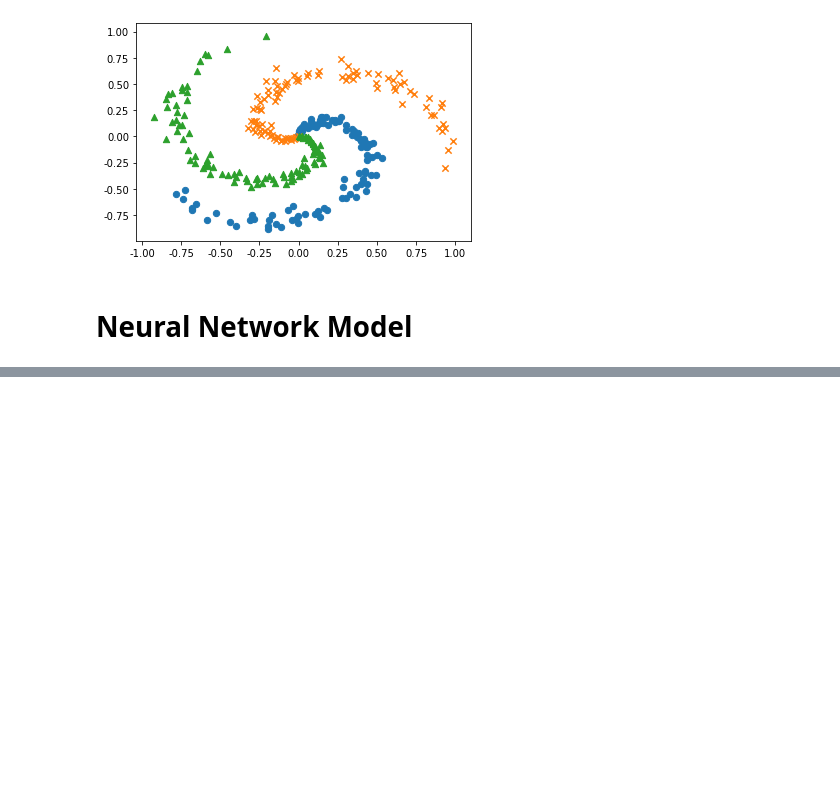
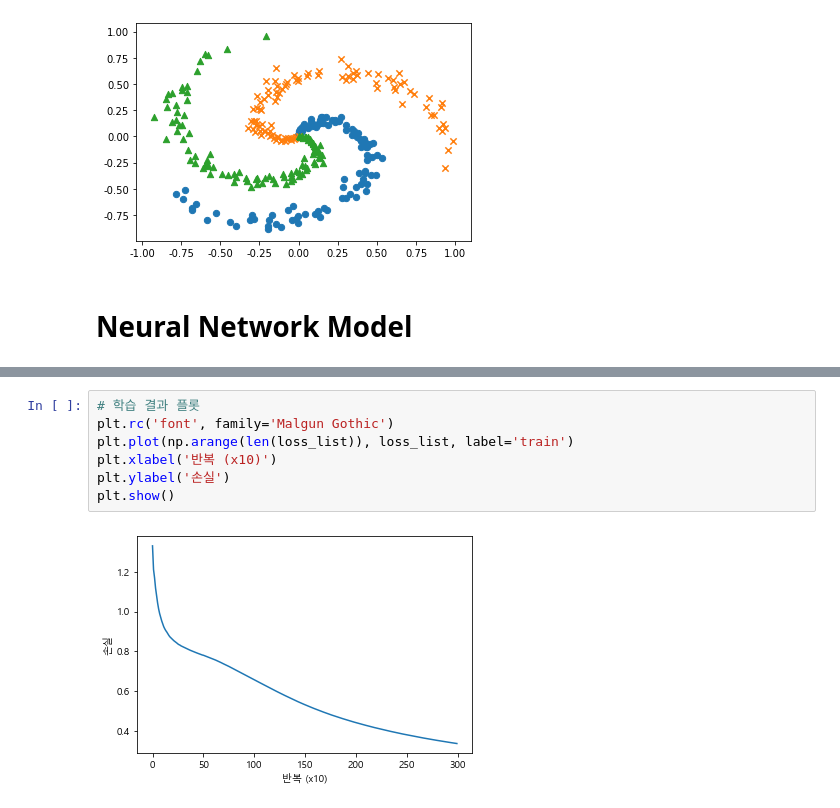
Before and after one commit to 26future/NLP, a Jupyter notebook: 03_Neural_Network/04_Neural_Network_Model.ipynb, the cells around one changed output, grey strips where cells are left out. Saved outputs shown, nothing was run; the diff lists cells and outputs as text; blank space fills up the shorter version.

```diff
--- a/03_Neural_Network/04_Neural_Network_Model.ipynb
+++ b/03_Neural_Network/04_Neural_Network_Model.ipynb
@@ -78,0 +233,9 @@ plt.show()
+# %%
+# 학습 결과 플롯
+plt.rc('font', family='Malgun Gothic')
+plt.plot(np.arange(len(loss_list)), loss_list, label='train')
+plt.xlabel('반복 (x10)')
+plt.ylabel('손실')
+plt.show()
+# %% [output]
+[figure, added]
```
Also changed, not shown: parts of 12 cells of this notebook.
